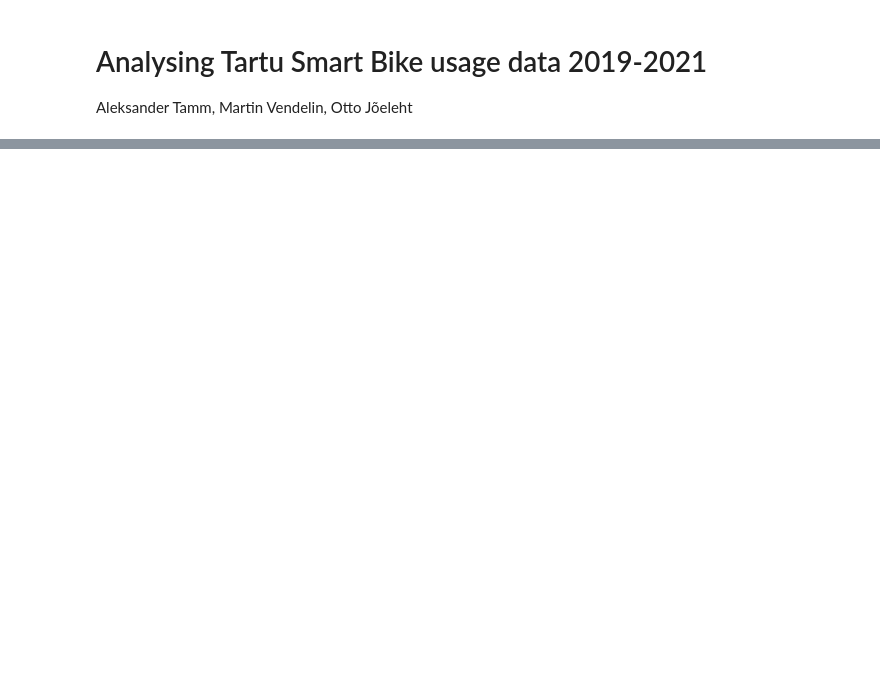
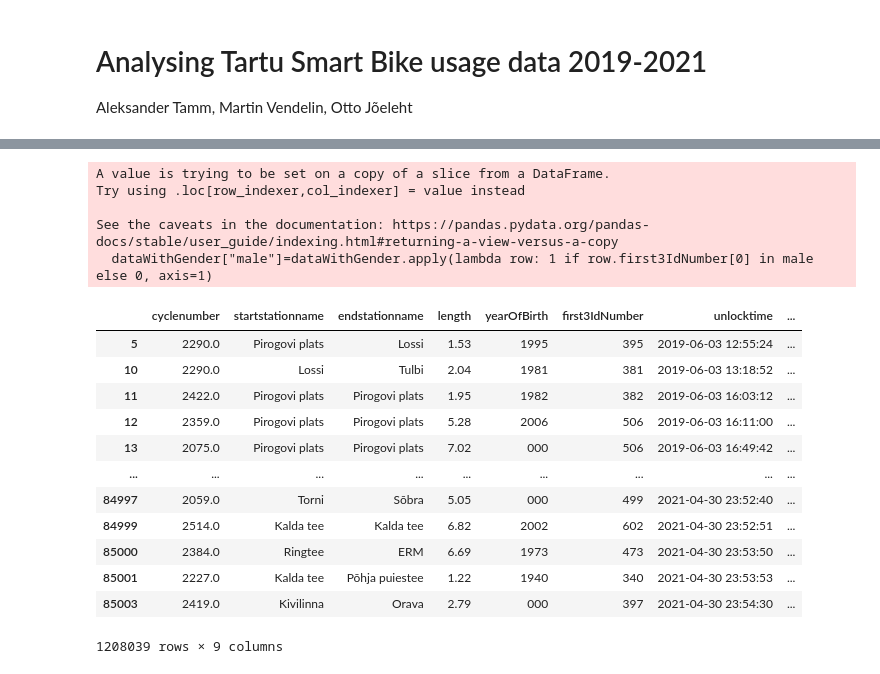
Before and after one commit to OttoJoeleht/IDS-2021-C2, a Jupyter notebook: Analysing Tartu Smart Bike usage data 2019-2021.ipynb, the cells around one changed output, grey strips where cells are left out. Drawn from its saved outputs; the diff is of its cells as text; code cells hidden in the pictures; blank space fills up the shorter version.

```diff
--- a/Analysing Tartu Smart Bike usage data 2019-2021.ipynb
+++ b/Analysing Tartu Smart Bike usage data 2019-2021.ipynb
@@ -146,0 +96,24 @@ TypeError: unsupported operand type(s) for -: 'str' and 'str'
+# %%
+#sooga tabel
+dataWithGender=kogudata.loc[kogudata["first3IdNumber"] != "NaN"]
+male=["1","3","5"]
+dataWithGender["male"]=dataWithGender.apply(lambda row: 1 if row.first3IdNumber[0] in male else 0, axis=1)
+# %% [output]
+A value is trying to be set on a copy of a slice from a DataFrame.
+Try using .loc[row_indexer,col_indexer] = value instead
+
+See the caveats in the documentation: https://pandas.pydata.org/pandas-docs/stable/user_guide/indexing.html#returning-a-view-versus-a-copy
+  dataWithGender["male"]=dataWithGender.apply(lambda row: 1 if row.first3IdNumber[0] in male else 0, axis=1)
+|  | cyclenumber | startstationname | endstationname | length | yearOfBirth | first3IdNumber | unlocktime | ... |
+| 5 | 2290.0 | Pirogovi plats | Lossi | 1.53 | 1995 | 395 | 2019-06-03 12:55:24 | ... |
+| 10 | 2290.0 | Lossi | Tulbi | 2.04 | 1981 | 381 | 2019-06-03 13:18:52 | ... |
+| 11 | 2422.0 | Pirogovi plats | Pirogovi plats | 1.95 | 1982 | 382 | 2019-06-03 16:03:12 | ... |
+| 12 | 2359.0 | Pirogovi plats | Pirogovi plats | 5.28 | 2006 | 506 | 2019-06-03 16:11:00 | ... |
+| 13 | 2075.0 | Pirogovi plats | Pirogovi plats | 7.02 | 000 | 506 | 2019-06-03 16:49:42 | ... |
+| ... | ... | ... | ... | ... | ... | ... | ... | ... |
+| 84997 | 2059.0 | Torni | Sõbra | 5.05 | 000 | 499 | 2021-04-30 23:52:40 | ... |
+| 84999 | 2514.0 | Kalda tee | Kalda tee | 6.82 | 2002 | 602 | 2021-04-30 23:52:51 | ... |
+| 85000 | 2384.0 | Ringtee | ERM | 6.69 | 1973 | 473 | 2021-04-30 23:53:50 | ... |
+| 85001 | 2227.0 | Kalda tee | Põhja puiestee | 1.22 | 1940 | 340 | 2021-04-30 23:53:53 | ... |
+| 85003 | 2419.0 | Kivilinna | Orava | 2.79 | 000 | 397 | 2021-04-30 23:54:30 | ... |
+1208039 rows × 9 columns
```
Also changed, not shown: parts of 11 cells of this notebook.
